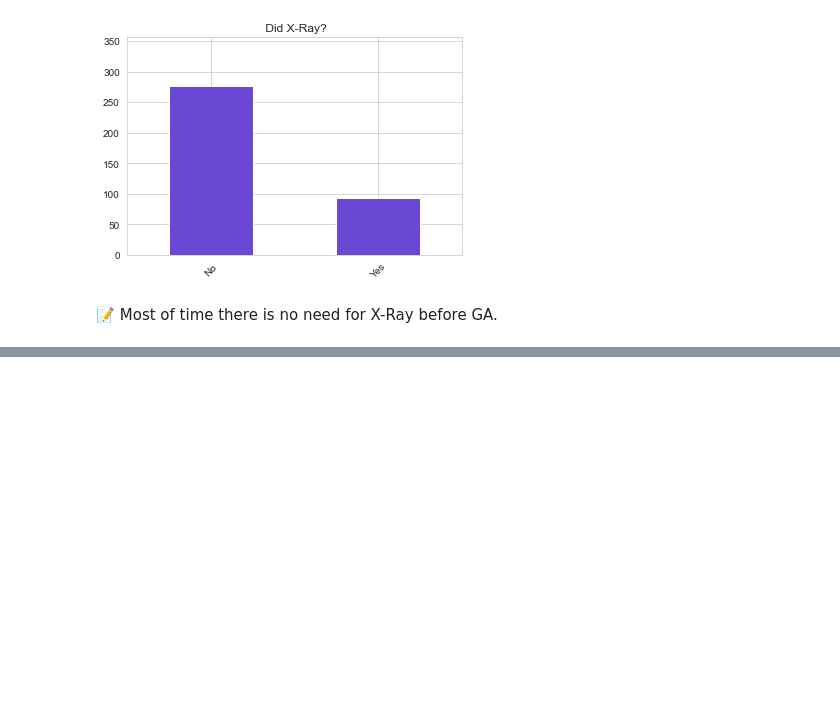
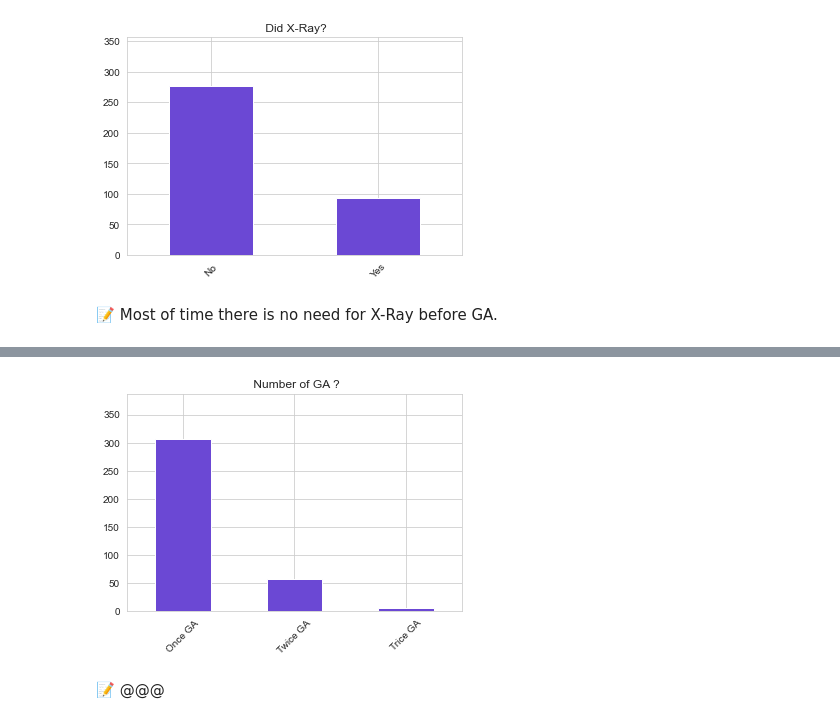
Before and after one commit to Kevinmcsd/Repeated-GA, a Jupyter notebook: Note Book.ipynb, the cells around one changed output, grey strips where cells are left out. Saved outputs shown, nothing was run; the diff lists cells and outputs as text; code cells hidden in the pictures; blank space fills up the shorter version.

```diff
--- a/Note Book.ipynb
+++ b/Note Book.ipynb
@@ -300,0 +348,13 @@ plt.show()
+# %%
+fig,ax=plt.subplots()
+temp_df=combined_df.iloc[:,9].value_counts()
+bars=temp_df.plot(kind="bar",color=my_colors[5])
+ax.set_title(" Number of GA ?")
+ax.set_xticklabels(["Once GA","Twice GA","Trice GA"],rotation=45)
+ax.set_ylim(0,max(temp_df)+80)
+
+plt.show()
+# %% [output]
+[figure, added]
+# %% [markdown]
+📝 @@@
```
Also changed, not shown: parts of 13 cells of this notebook.
